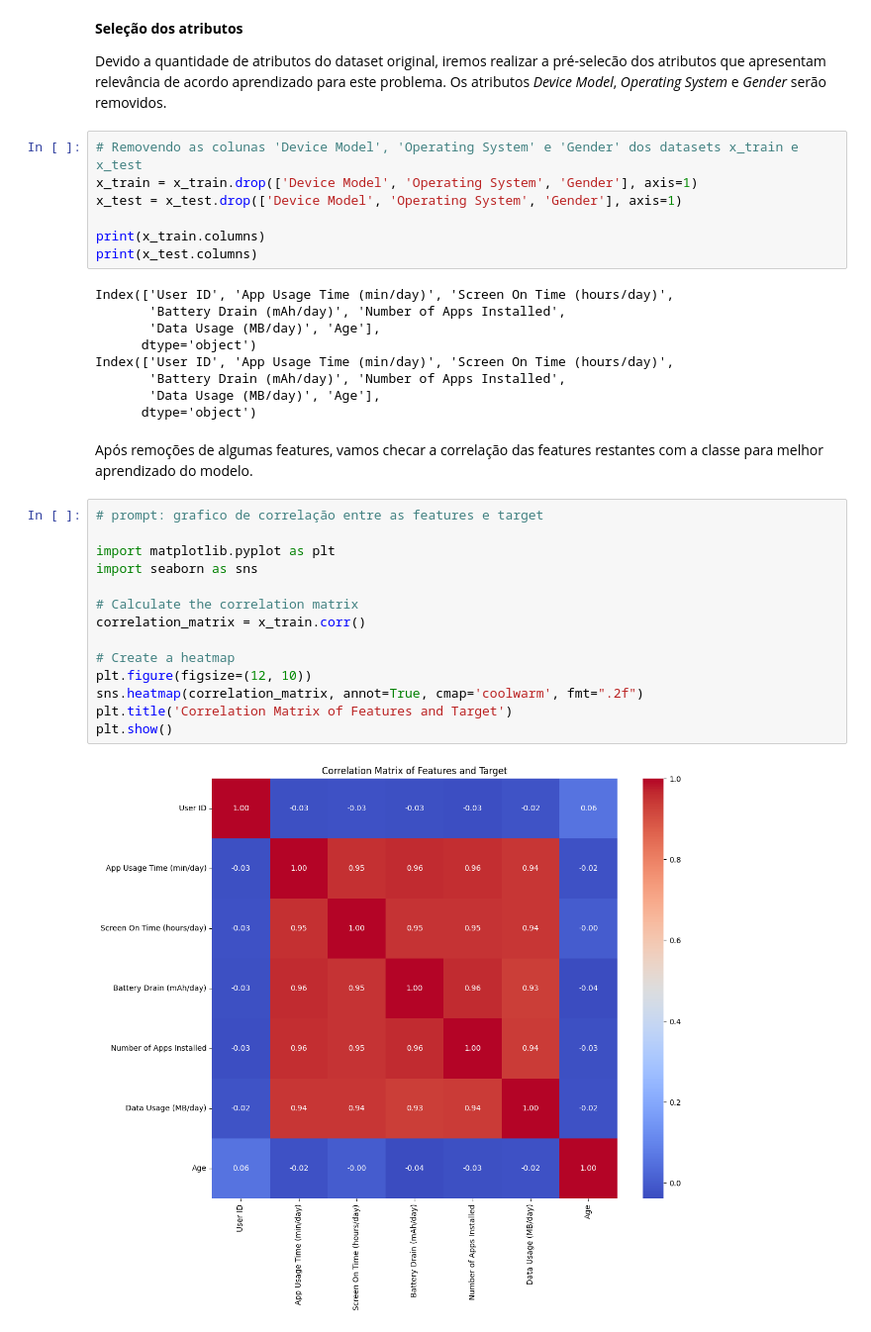
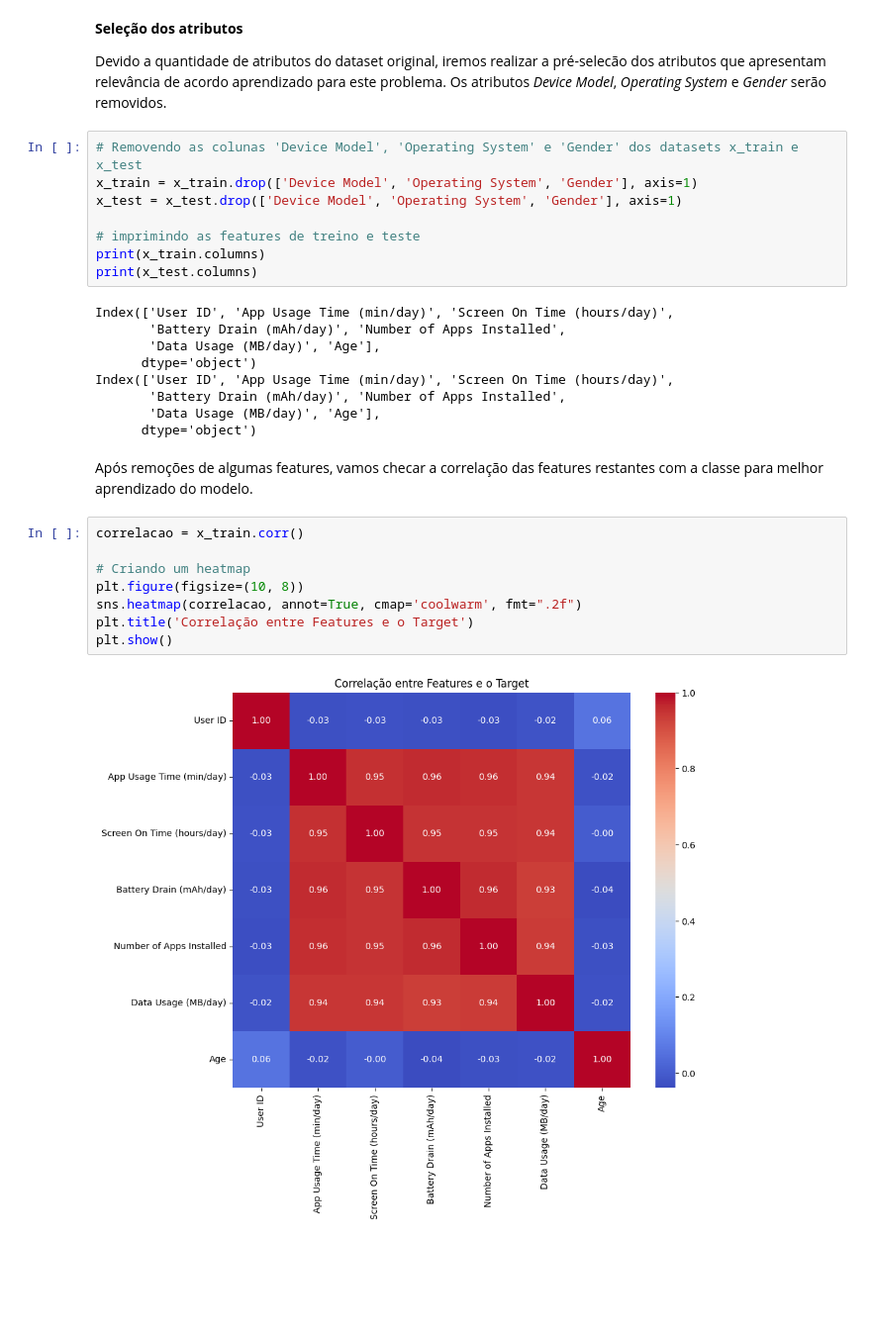
Before and after one commit to LFelipes91/MVP-Machine_Learning_-_Analytics, a Jupyter notebook: MVP_Machine_Learning_&_Analytics_Luiz_Felipe_Silva.ipynb, the cells around one changed output. Shown: that part at 99% size. Drawn from its saved outputs; the diff is of its cells as text; blank space fills up the shorter version.

```diff
--- a/MVP_Machine_Learning_&_Analytics_Luiz_Felipe_Silva.ipynb
+++ b/MVP_Machine_Learning_&_Analytics_Luiz_Felipe_Silva.ipynb
@@ -214,6 +214,7 @@ Devido a quantidade de atributos do dataset original, iremos realizar a pré-sel
 x_train = x_train.drop(['Device Model', 'Operating System', 'Gender'], axis=1)
 x_test = x_test.drop(['Device Model', 'Operating System', 'Gender'], axis=1)
 
+# imprimindo as features de treino e teste
 print(x_train.columns)
 print(x_test.columns)
 # %% [output]
@@ -228,18 +229,12 @@ Index(['User ID', 'App Usage Time (min/day)', 'Screen On Time (hours/day)',
 # %% [markdown]
 Após remoções de algumas features, vamos checar a correlação das features restantes com a classe para melhor aprendizado do modelo.
 # %%
-# prompt: grafico de correlação entre as features e target
+correlacao = x_train.corr()
 
-import matplotlib.pyplot as plt
-import seaborn as sns
-
-# Calculate the correlation matrix
-correlation_matrix = x_train.corr()
-
-# Create a heatmap
-plt.figure(figsize=(12, 10))
-sns.heatmap(correlation_matrix, annot=True, cmap='coolwarm', fmt=".2f")
-plt.title('Correlation Matrix of Features and Target')
+# Criando um heatmap
+plt.figure(figsize=(10, 8))
+sns.heatmap(correlacao, annot=True, cmap='coolwarm', fmt=".2f")
+plt.title('Correlação entre Features e o Target')
 plt.show()
 # %% [output]
-[figure, old version]
+[figure, new version]
```
Also changed, not shown: parts of 18 cells of this notebook.
